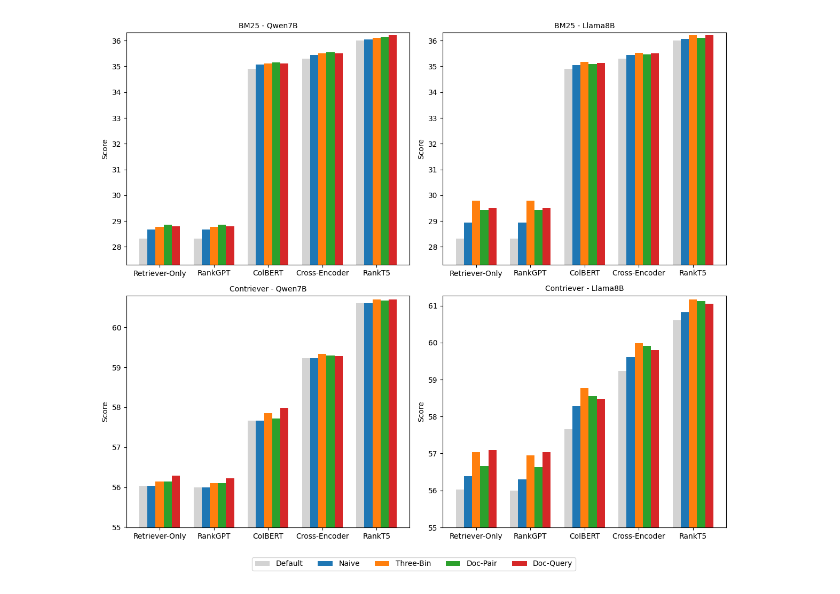
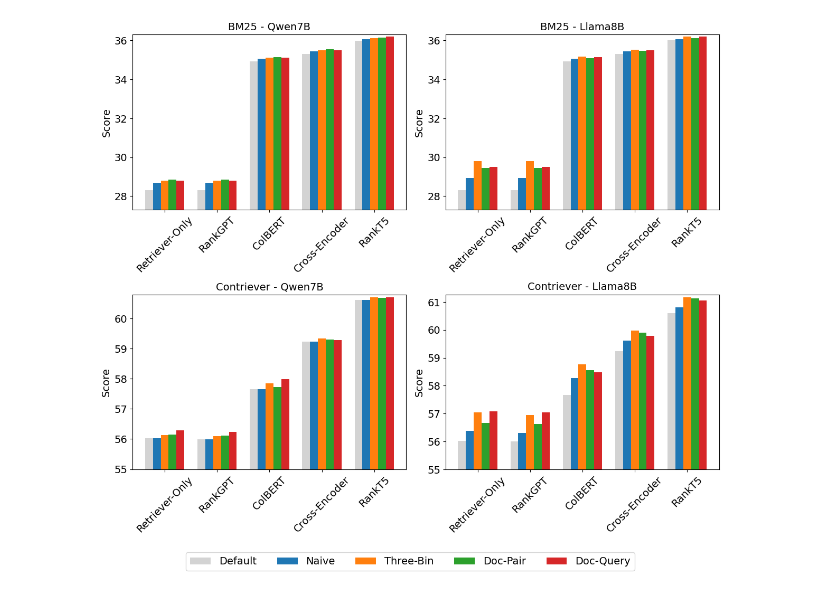
Before and after one commit to zerocpp/ranking-via-confidence, a Jupyter notebook: draw-rere.ipynb, the cells around one changed output. Cells and saved outputs as stored; diff of their text form; code cells hidden in the pictures.

```diff
--- a/draw-rere.ipynb
+++ b/draw-rere.ipynb
@@ -117,36 +117,37 @@ def plot_model_retriever(ax, model, retriever, title):
     for j, method in enumerate(methods):
         scores = [draw_scores[model][retriever][reranker][method] for reranker in rerankers]
         all_scores_.extend(scores)
         color = 'lightgray' if method == "" else colors[(j-1) % len(colors)]
         ax.bar(x + offsets[j], scores, width=bar_width, label=method_mapping[method], color=color)
 
     ymin = min(all_scores_) - 1.0
     ymax = max(all_scores_) + 0.1
     ax.set_ylim(bottom=ymin, top=ymax)
 
     ax.set_xticks(x)
-    ax.set_xticklabels([reranker_mapping.get(reranker, reranker) for reranker in rerankers], rotation=0, ha='center')
-    ax.set_ylabel("Score")
-    ax.set_title(title, fontsize=10)
+    ax.set_xticklabels([reranker_mapping.get(reranker, reranker) for reranker in rerankers], rotation=45, ha='center', fontsize=14)
+    ax.set_ylabel("Score", fontsize=14)
+    ax.tick_params(axis='y', labelsize=14)
+    ax.set_title(title, fontsize=14)
 
 # Create 2x2 subplot layout
 fig, axs = plt.subplots(2, 2, figsize=(12, 10))
 models = ["qwen7b", "llama8b"]
 retrievers = ["bm25", "contriever"]
 
 # Draw subplots
 for i, retriever in enumerate(retrievers):
     for j, model in enumerate(models):
         title = f"{retriever_mapping[retriever]} - {model_mapping[model]}"
         plot_model_retriever(axs[i, j], model, retriever, title)
 
 # Add shared legend
 handles, labels = axs[0, 0].get_legend_handles_labels()
-fig.legend(handles, labels, loc='upper center', bbox_to_anchor=(0.5, -0.01), ncol=5, fontsize=10)
+fig.legend(handles, labels, loc='upper center', bbox_to_anchor=(0.5, -0.01), ncol=5, fontsize=14)
 
 plt.tight_layout()
-save_path = f'{figure_dir}/rere-merged-better.pdf'
+save_path = f'{figure_dir}/Figure_5_rere-average.pdf'
 os.makedirs(os.path.dirname(save_path), exist_ok=True)
 plt.savefig(save_path, format='pdf', bbox_inches='tight')
 # %% [output]
-[figure, old version]
+[figure, new version]
```
Also changed, not shown: 2 other files.
